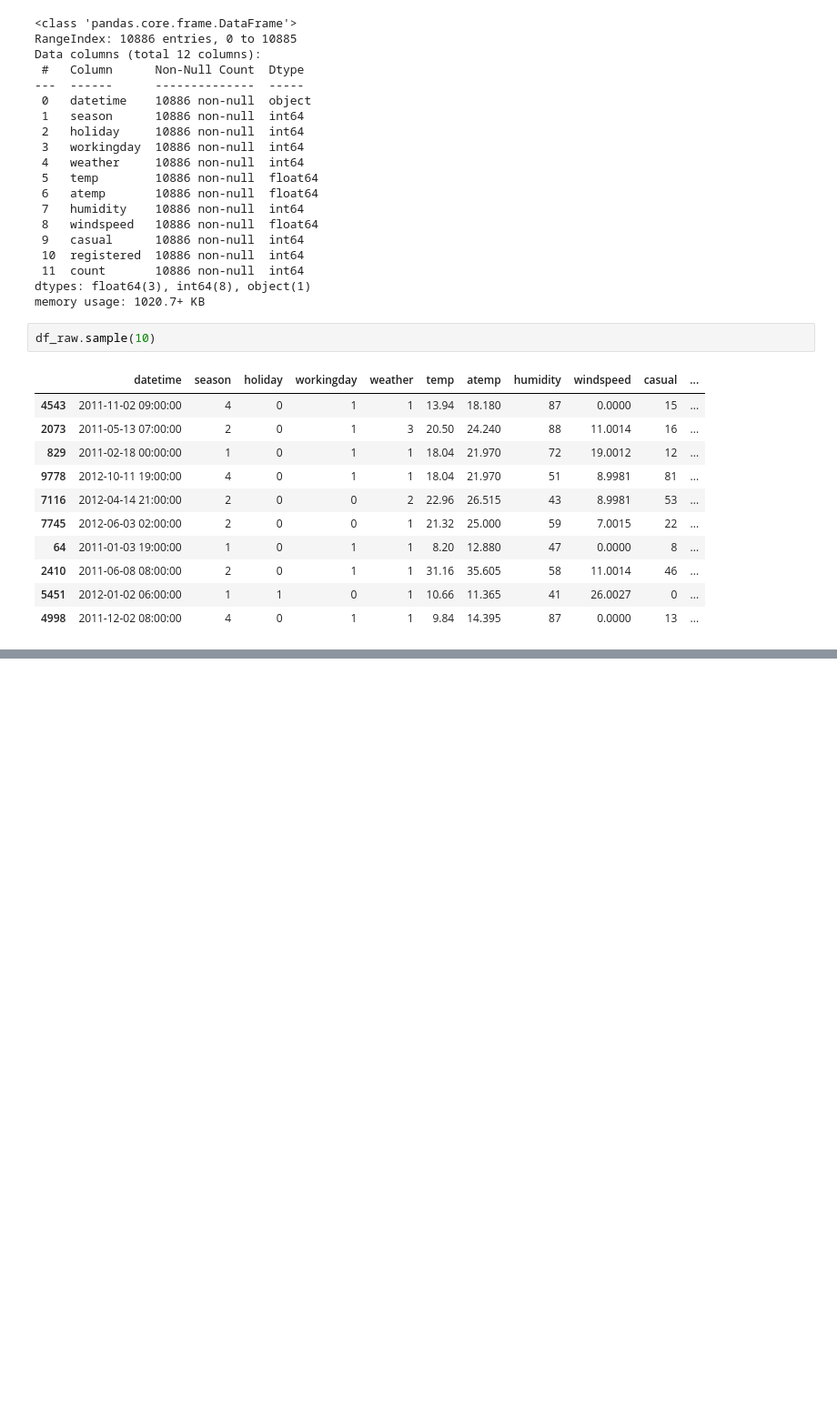
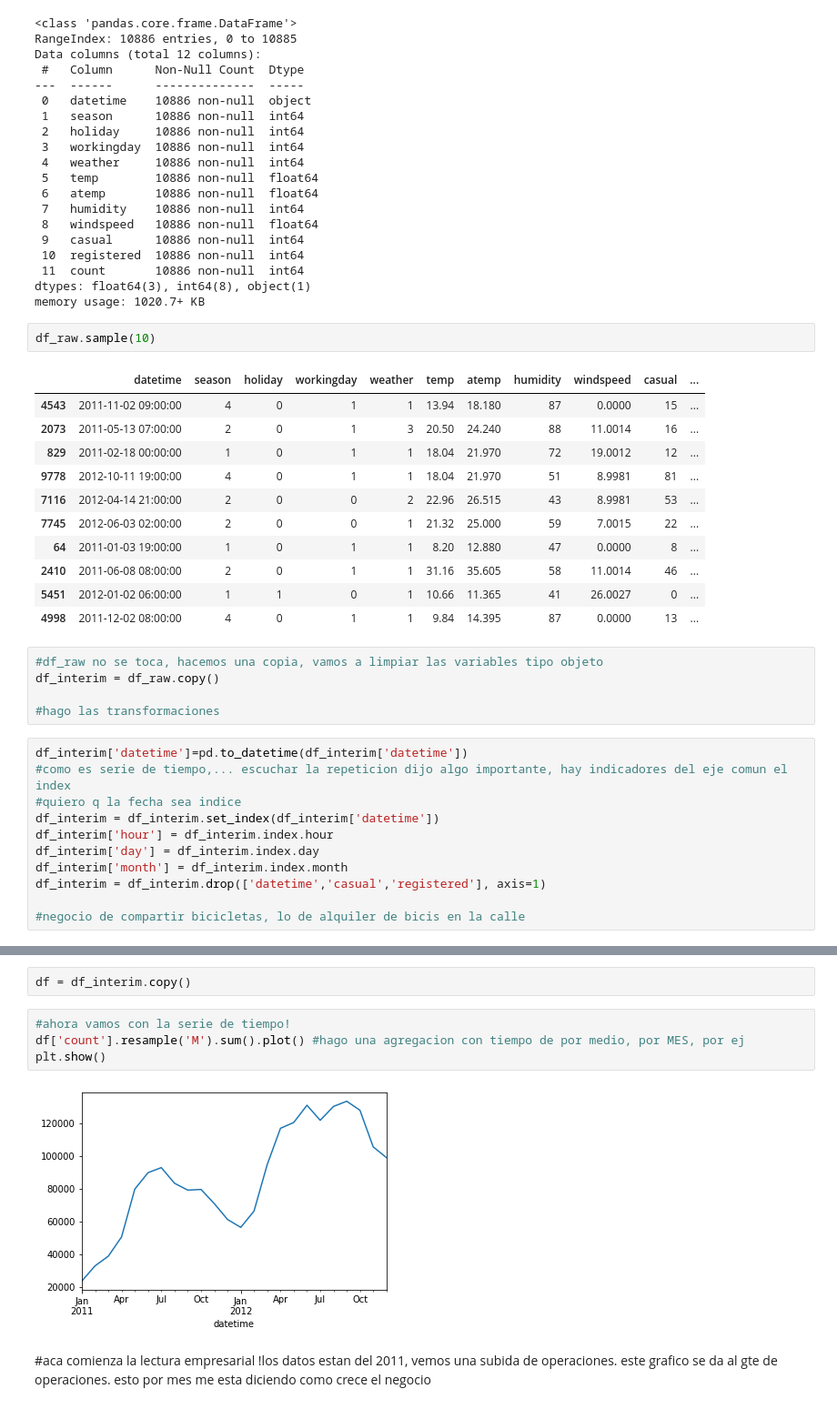
Before and after one commit to andreaj-it/TIME-SERIES-FORECASTING, a Jupyter notebook: src/ejemplo_clase_29_julio.ipynb, the cells around one changed output, grey strips where cells are left out. Shown at 91% size. Drawn from its saved outputs; the diff is of its cells as text; blank space fills up the shorter version.

```diff
--- a/src/ejemplo_clase_29_julio.ipynb
+++ b/src/ejemplo_clase_29_julio.ipynb
@@ -59,3 +59,19 @@ df_raw.sample(10)
 | 2410 | 2011-06-08 08:00:00 | 2 | 0 | 1 | 1 | 31.16 | 35.605 | 58 | 11.0014 | 46 | ... |
 | 5451 | 2012-01-02 06:00:00 | 1 | 1 | 0 | 1 | 10.66 | 11.365 | 41 | 26.0027 | 0 | ... |
 | 4998 | 2011-12-02 08:00:00 | 4 | 0 | 1 | 1 | 9.84 | 14.395 | 87 | 0.0000 | 13 | ... |
+# %%
+#df_raw no se toca, hacemos una copia, vamos a limpiar las variables tipo objeto
+df_interim = df_raw.copy()
+
+#hago las transformaciones
+# %%
+df_interim['datetime']=pd.to_datetime(df_interim['datetime'])
+#como es serie de tiempo,... escuchar la repeticion dijo algo importante, hay indicadores del eje comun el index
+#quiero q la fecha sea indice
+df_interim = df_interim.set_index(df_interim['datetime'])
+df_interim['hour'] = df_interim.index.hour
+df_interim['day'] = df_interim.index.day
+df_interim['month'] = df_interim.index.month
+df_interim = df_interim.drop(['datetime','casual','registered'], axis=1)
+
+#negocio de compartir bicicletas, lo de alquiler de bicis en la calle
@@ -61,0 +93,11 @@ df_raw.sample(10)
+# %%
+df = df_interim.copy()
+# %%
+#ahora vamos con la serie de tiempo!
+df['count'].resample('M').sum().plot() #hago una agregacion con tiempo de por medio, por MES, por ej
+plt.show()
+# %% [output]
+[figure, added]
+# %% [markdown]
+#aca comienza la lectura empresarial !los datos estan del 2011, vemos una subida de operaciones. este grafico se da al gte de operaciones.
+esto por mes me esta diciendo como crece el negocio
```
Also changed, not shown: parts of 21 cells of this notebook.
